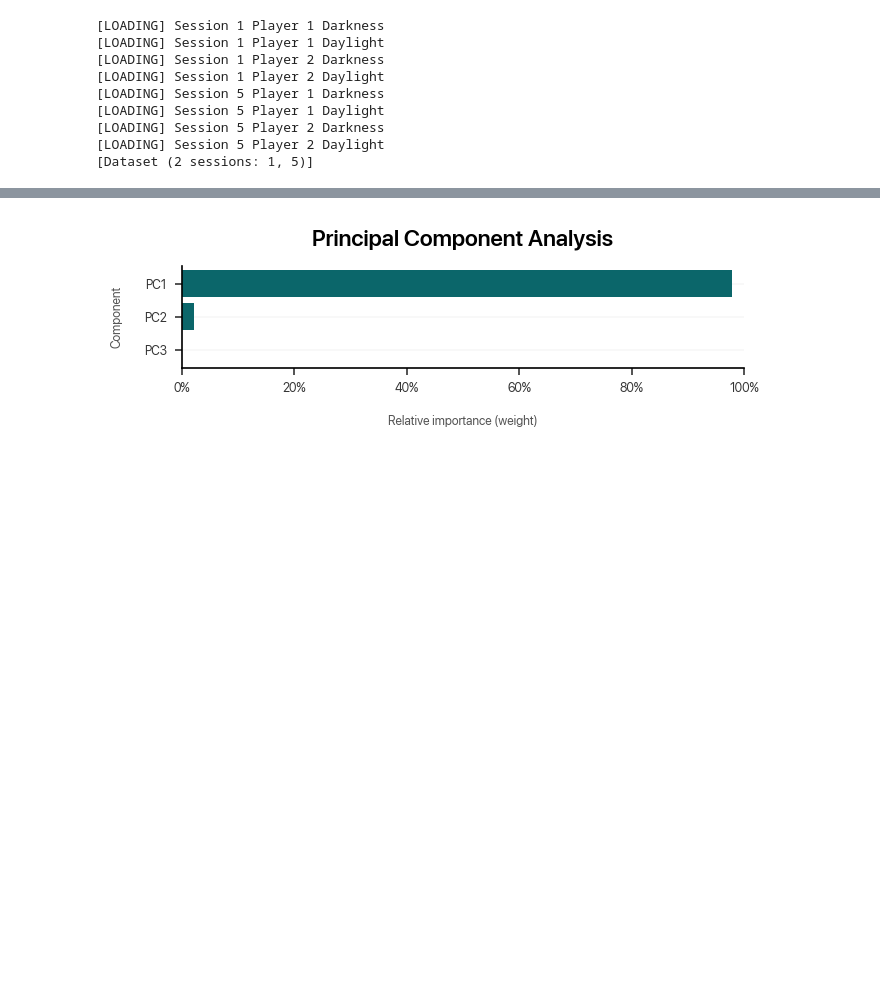
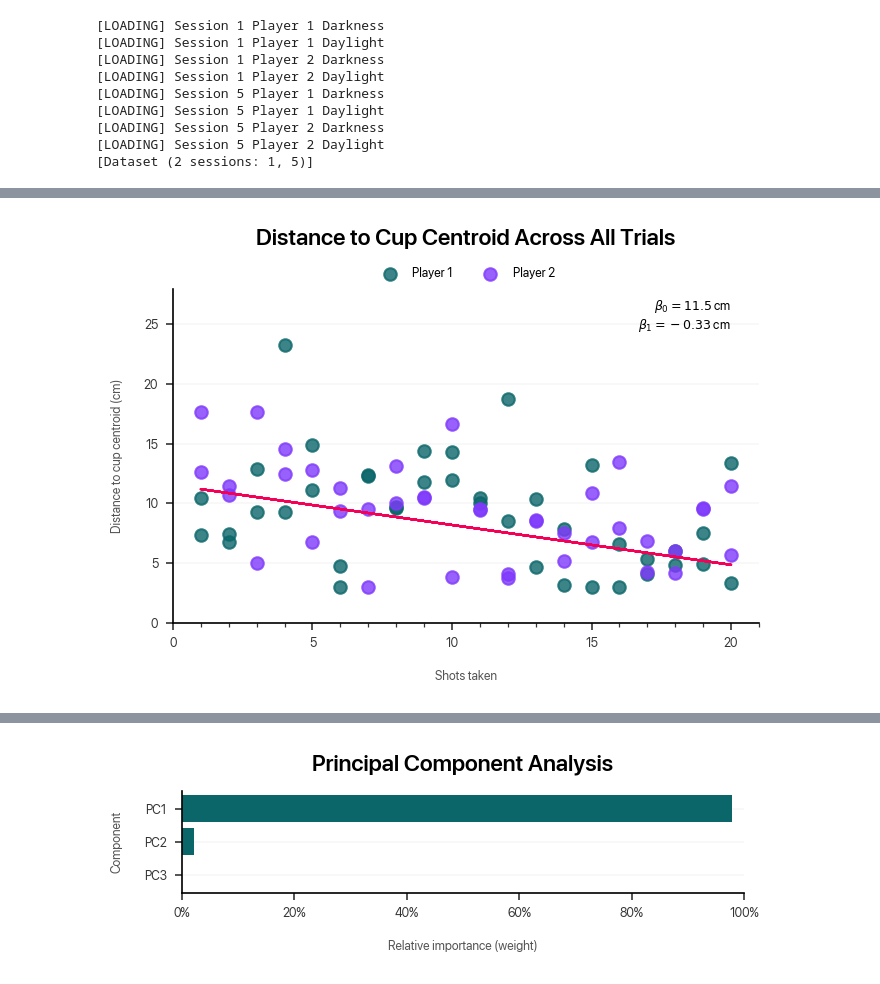
Before and after one commit to dlundgaard/BeerPongMastery, a Jupyter notebook: Analysis/analysis.ipynb, the cells around one changed output, grey strips where cells are left out. Cells and saved outputs as stored; diff of their text form; code cells hidden in the pictures; blank space fills up the shorter version.

Commit message:
added rudimentary linear regression models to examine learning/performance enhancement in each condition

```diff
--- a/Analysis/analysis.ipynb
+++ b/Analysis/analysis.ipynb
@@ -182,5 +188,3 @@ print(dataset)
 [LOADING] Session 5 Player 2 Darkness
 [LOADING] Session 5 Player 2 Daylight
 [Dataset (2 sessions: 1, 5)]
-# %%
-data = dataset[5]
@@ -439,0 +481,95 @@ summary()
+# %%
+from sklearn.linear_model import LinearRegression
+
+plt.figure()
+for player_id, data in summary.groupby("Player"):
+    plt.scatter(
+        data["CompletedThrows"],
+        data["BallCentroidDistanceAtBrimPlane"],
+        label = f"Player {player_id}",
+        color = "C0" if player_id == 1 else "C2",
+        alpha = 0.8
+    )
+plt.title("Distance to Cup Centroid Across All Trials\n")
+plt.xlabel("Shots taken")
+plt.ylabel("Distance to cup centroid (cm)")
+plt.legend(
+    loc = "upper center",
+    bbox_to_anchor = (0.5, 1.1),
+    ncol = 2,
+)
+plt.xlim((0, 21))
+plt.ylim((0, 1.2 * summary["BallCentroidDistanceMin"].max()))
+plt.gca().xaxis.set_major_locator(ticker.MultipleLocator(5))
+plt.gca().xaxis.set_minor_locator(ticker.MultipleLocator(1))
+plt.margins(x = 0.1)
+
+reg = LinearRegression().fit(np.vstack(summary["CompletedThrows"]), summary["BallCentroidDistanceMin"])
+
+plt.plot(
+    summary["CompletedThrows"],
+    reg.predict(np.vstack(summary["CompletedThrows"])),
+    color = "C7",
+    linewidth = 1
+)
+plt.annotate(
+    f"$\\beta_0 = {reg.intercept_:.1f}$ cm\n$\\beta_1 = {reg.coef_[0]:.2f}$ cm",
+    (summary["CompletedThrows"].max(), 0.92),
+    xycoords=("data", "axes fraction"),
+    horizontalalignment = "right",
+    verticalalignment = "center",
+)
+plt.tight_layout()
+
+plt.figure()
+for player_id, data in summary.groupby("Player"):
+    plt.scatter(
+        data["CompletedThrows"],
+        data["BallCentroidDistanceAtBrimPlane"],
+        label = f"Player {player_id}",
+        color = "C0" if player_id == 1 else "C2",
+        alpha = 0.8
+    )
+plt.title("Distance to Cup Centroid Across Trials Within Condition\n")
+plt.xlabel("Shots taken")
+plt.ylabel("Distance to cup centroid (cm)")
+plt.legend(
+    loc = "upper center",
+    bbox_to_anchor = (0.5, 1.1),
+    ncol = 2,
+)
+plt.gca().add_patch(patches.Rectangle((0, 0), 10.5, 100, color = "black", alpha = 0.1, linewidth = 0, zorder = -1))
+plt.xlim((0, 21))
+plt.ylim((0, 1.2 * summary["BallCentroidDistanceMin"].max()))
+plt.gca().xaxis.set_major_locator(ticker.MultipleLocator(5))
+plt.gca().xaxis.set_minor_locator(ticker.MultipleLocator(1))
+plt.margins(x = 0.1)
+
+
+for condition, data in summary.groupby("Condition"):
+    reg = LinearRegression().fit(np.vstack(data["Trial"]), data["BallCentroidDistanceAtBrimPlane"])
+
+    plt.annotate(
+        dict(Darkness = "Dark room", Daylight = "Lit room")[condition],
+        (data["CompletedThrows"].median() - 1, 0.95),
+        xycoords=("data", "axes fraction"),
+        horizontalalignment = "center",
+        verticalalignment = "center",
+    )
+    plt.annotate(
+        f"$\\beta_0 = {reg.intercept_:.1f}$ cm\n$\\beta_1 = {reg.coef_[0]:.2f}$ cm",
+        (data["CompletedThrows"].max(), 0.92),
+        xycoords=("data", "axes fraction"),
+        horizontalalignment = "right",
+        verticalalignment = "center",
+    )
+
+    plt.plot(
+        data["CompletedThrows"],
+        reg.predict(np.vstack(data["CompletedThrows"])),
+        color = "C7",
+        linewidth = 1
+    )
+plt.tight_layout()
+# %% [output]
+[figure, added]
```
Also changed, not shown: parts of 13 cells of this notebook, 3 other files.
